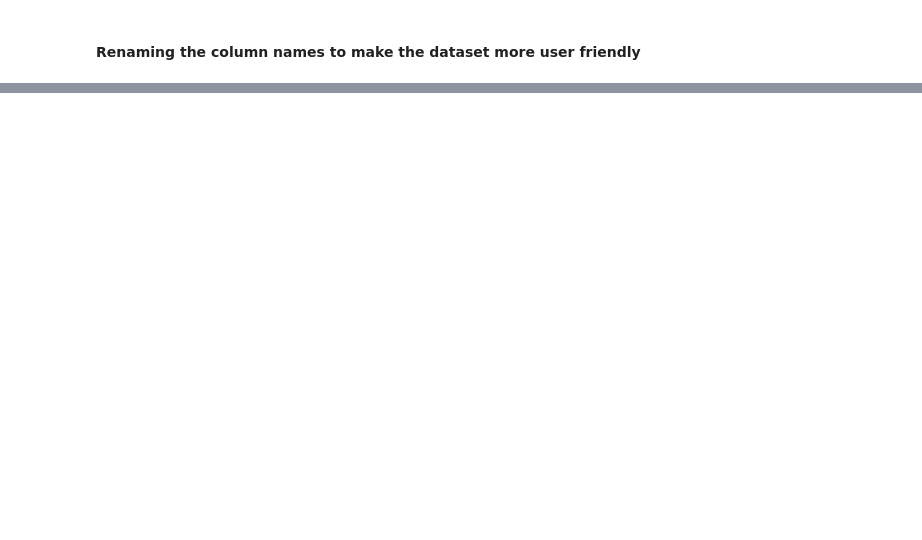
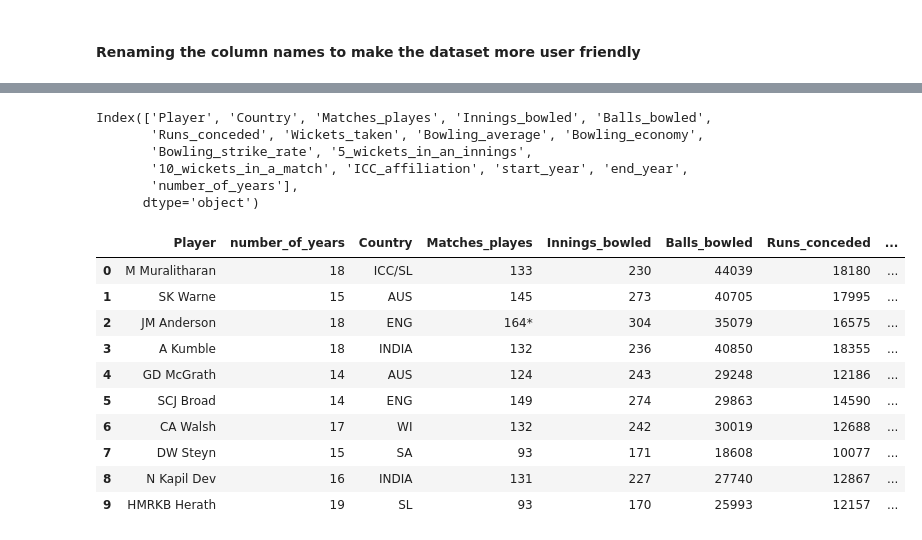
Before and after one commit to irfan013/test_bowlers_analysis, a Jupyter notebook: test_bowlers_analysis.ipynb, the cells around one changed output, grey strips where cells are left out. Drawn from its saved outputs; the diff is of its cells as text; code cells hidden in the pictures; blank space fills up the shorter version.

```diff
--- a/test_bowlers_analysis.ipynb
+++ b/test_bowlers_analysis.ipynb
@@ -150,0 +306,7 @@ display(df.head())
+# %%
+# First we have to split the 'Carrer_duration' column based on the "-"
+df_car_dur = df['Career_duration'].str.split("-", expand=True)
+
+# Second we need to concatinate the new dataframe with the main dataframe
+df = pd.concat([df, df_car_dur], axis=1)
+display(df.head())
@@ -150,0 +320,9 @@ display(df.head())
+# %%
+# Third we have to rename the newly created column names
+df = df.rename(columns={0: "start_year",
+                        1: "end_year"})
+
+# As the Career_duration now becomes redundant we need to remove it
+df = df.drop('Career_duration', axis=1)
+
+display(df.head())
@@ -150,0 +362,6 @@ display(df.head())
+# %%
+# Converting year columns to integer
+df['start_year'] = df['start_year'].astype('int')
+df['end_year'] = df['end_year'].astype('int')
+
+print(df.info())
@@ -150,0 +386,31 @@ display(df.head())
+# %%
+# Creating a new column Number of years
+df['number_of_years'] = df['end_year'] - df['start_year']
+
+# Assinging preferred column sequence
+print(df.columns)
+# %% [output]
+Index(['Player', 'Country', 'Matches_playes', 'Innings_bowled', 'Balls_bowled',
+       'Runs_conceded', 'Wickets_taken', 'Bowling_average', 'Bowling_economy',
+       'Bowling_strike_rate', '5_wickets_in_an_innings',
+       '10_wickets_in_a_match', 'ICC_affiliation', 'start_year', 'end_year',
+       'number_of_years'],
+      dtype='object')
+# %%
+new_col_sequence2 = ['Player','number_of_years','Country', 'Matches_playes', 'Innings_bowled', 'Balls_bowled',
+                     'Runs_conceded', 'Wickets_taken', 'Bowling_average', 'Bowling_economy', 'Bowling_strike_rate',
+                     '5_wickets_in_an_innings', '10_wickets_in_a_match', 'ICC_affiliation', 'start_year','end_year' ]
+df = df[new_col_sequence2]
+display(df.head(10))
+# %% [output]
+|  | Player | number_of_years | Country | Matches_playes | Innings_bowled | Balls_bowled | Runs_conceded | ... |
+| 0 | M Muralitharan | 18 | ICC/SL | 133 | 230 | 44039 | 18180 | ... |
+| 1 | SK Warne | 15 | AUS | 145 | 273 | 40705 | 17995 | ... |
+| 2 | JM Anderson | 18 | ENG | 164* | 304 | 35079 | 16575 | ... |
+| 3 | A Kumble | 18 | INDIA | 132 | 236 | 40850 | 18355 | ... |
+| 4 | GD McGrath | 14 | AUS | 124 | 243 | 29248 | 12186 | ... |
+| 5 | SCJ Broad | 14 | ENG | 149 | 274 | 29863 | 14590 | ... |
+| 6 | CA Walsh | 17 | WI | 132 | 242 | 30019 | 12688 | ... |
+| 7 | DW Steyn | 15 | SA | 93 | 171 | 18608 | 10077 | ... |
+| 8 | N Kapil Dev | 16 | INDIA | 131 | 227 | 27740 | 12867 | ... |
+| 9 | HMRKB Herath | 19 | SL | 93 | 170 | 25993 | 12157 | ... |
```
Also changed, not shown: parts of 51 cells of this notebook.
